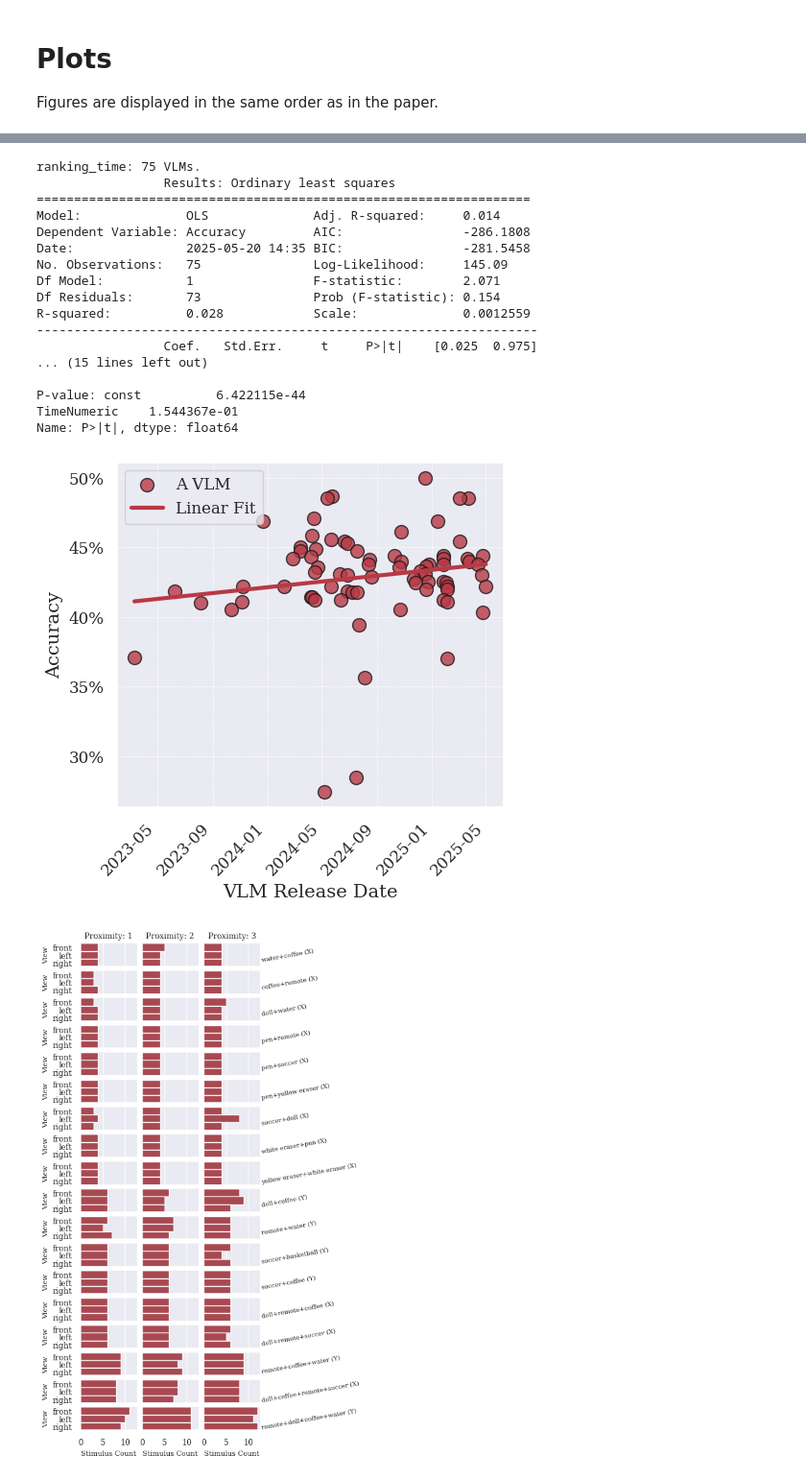
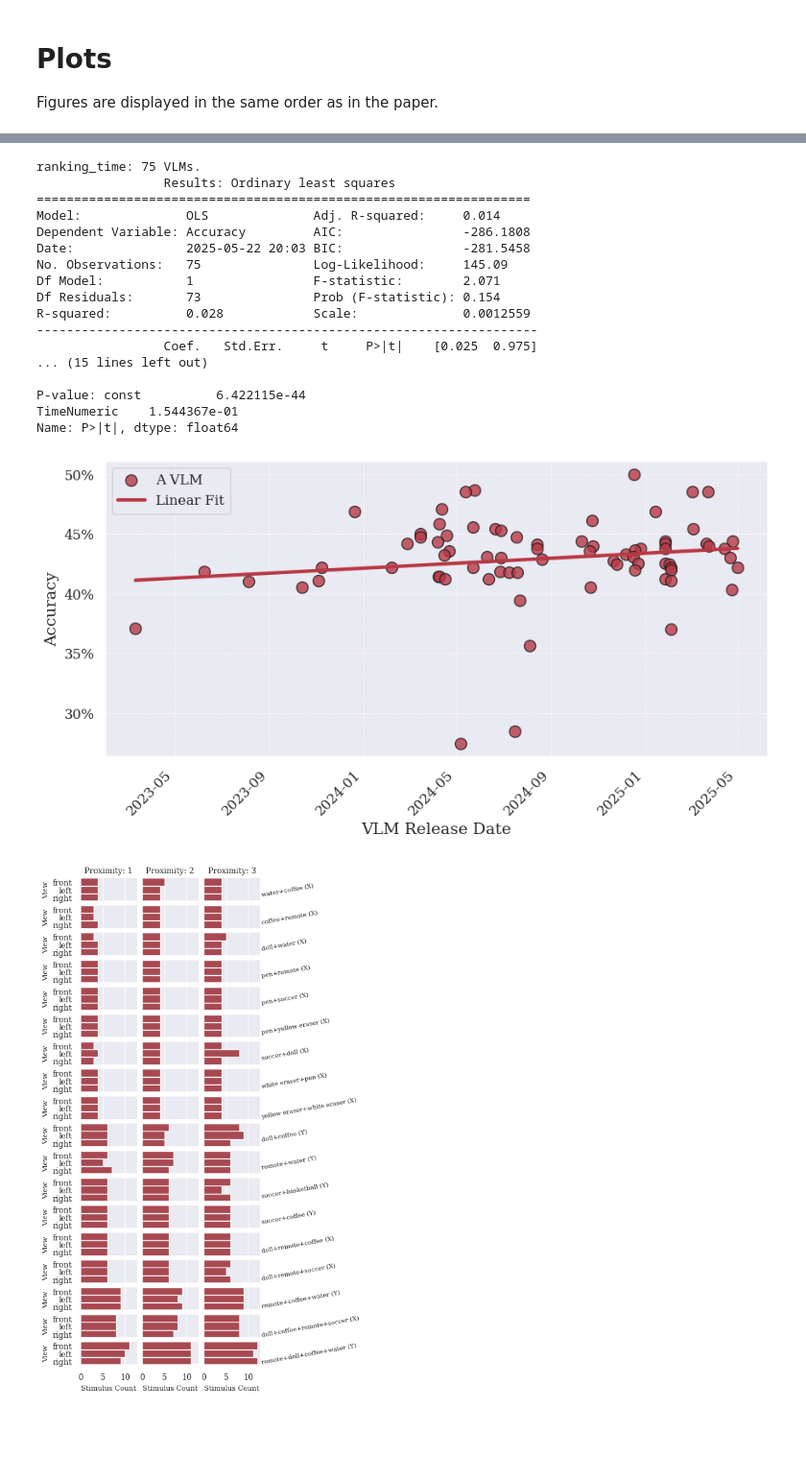
Before and after one commit to grow-ai-like-a-child/referential-gaze, a Jupyter notebook: plot.ipynb, the cells around one changed output, grey strips where cells are left out. Shown at 96% size. Saved outputs shown, nothing was run; the diff lists cells and outputs as text; code cells hidden in the pictures; blank space fills up the shorter version.

```diff
--- a/plot.ipynb
+++ b/plot.ipynb
@@ -175,7 +169,7 @@ Figures are displayed in the same order as in the paper.
 # %%
 mean_df = result_df[ (result_df["Part"] == 'p0') ].groupby(["Group"])['Accuracy'].mean().reset_index()
 mean_df = mean_df.sort_values(by=["Accuracy"], ascending=False)
-plt.figure(figsize=(5, 5))
+plt.figure(figsize=(10, 5))
 plt.tick_params(axis='both', which='major', labelsize=12)
 mean_df = mean_df[mean_df["Group"].isin(VLM_TIME.keys())]
 print(f"ranking_time: {len(mean_df)} VLMs.")
@@ -200,35 +194,35 @@ time_range_dates = pd.to_datetime(mean_df['Model-time'].min() + pd.to_timedelta(
 plt.plot(time_range_dates, y_pred_ols, color=colors[0], linestyle='-', linewidth=3, label='Linear Fit')
 
 plt.xlabel('VLM Release Date', fontsize=14)
 plt.ylabel('Accuracy', fontsize=14)
 ax = plt.gca()
 ax.xaxis.set_major_formatter(mdates.DateFormatter('%Y-%m'))
 ax.xaxis.set_major_locator(mdates.MonthLocator(interval=4)) # Show a tick every 3 months, adjust as needed
 plt.xticks(rotation=45, ha='right') # Rotate labels for better readability
 
 plt.gca().yaxis.set_major_formatter(ticker.FuncFormatter(lambda y, _: f"{y * 100:.0f}%"))
 plt.legend(fontsize=12)
 plt.grid(True, which="both", ls="--", linewidth=0.5)
 plt.subplots_adjust(left=0.164, bottom=0.231, right=0.97, top=0.95, wspace=0.09, hspace=0.211)
 # %% [output]
 ranking_time: 75 VLMs.
                  Results: Ordinary least squares
 ==================================================================
 Model:              OLS              Adj. R-squared:     0.014
 Dependent Variable: Accuracy         AIC:                -286.1808
-Date:               2025-05-20 14:35 BIC:                -281.5458
+Date:               2025-05-22 20:03 BIC:                -281.5458
 No. Observations:   75               Log-Likelihood:     145.09
 Df Model:           1                F-statistic:        2.071
 Df Residuals:       73               Prob (F-statistic): 0.154
 R-squared:          0.028            Scale:              0.0012559
 -------------------------------------------------------------------
                  Coef.   Std.Err.     t     P>|t|    [0.025  0.975]
 ... (15 lines left out)
 
 P-value: const          6.422115e-44
 TimeNumeric    1.544367e-01
 Name: P>|t|, dtype: float64
-[figure, old version]
+[figure, new version]
 # %%
 count_df = stimuli_df.groupby(["Formatted_Candidates_Full", "Angle", "Proximity"]).size().reset_index(name="Count")
 g = sns.FacetGrid(count_df, row="Formatted_Candidates_Full", row_order=sorted_candidates_full, col="Proximity", margin_titles=True, height=0.473, aspect=3.6)
```
Also changed, not shown: parts of 2 cells of this notebook.
